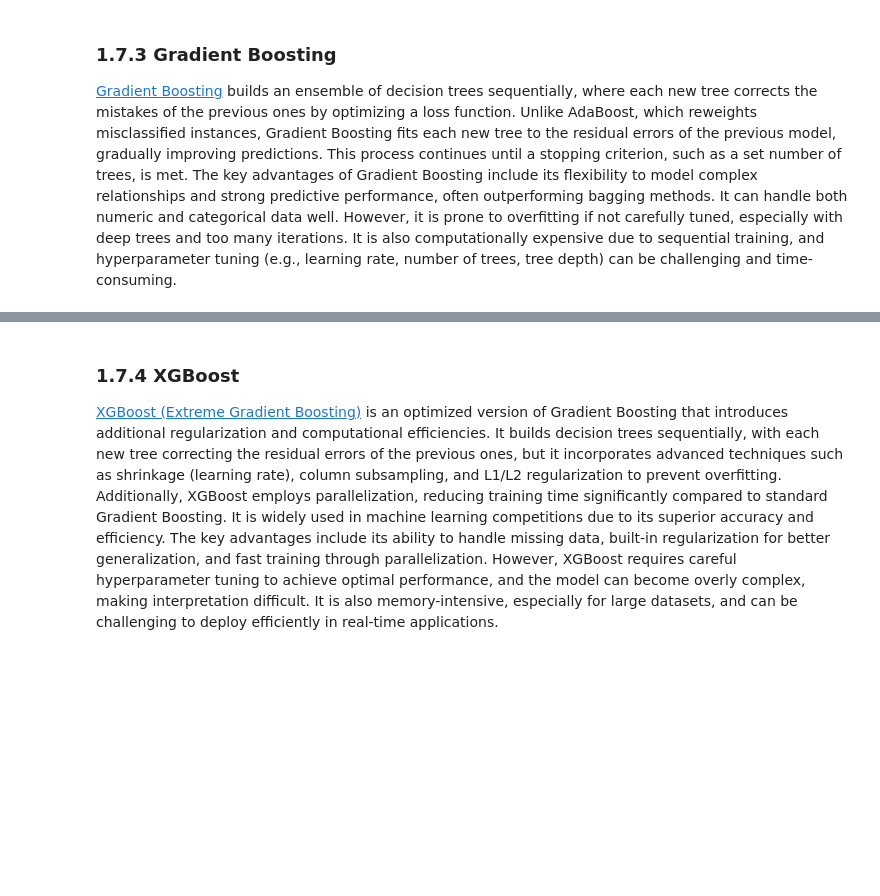
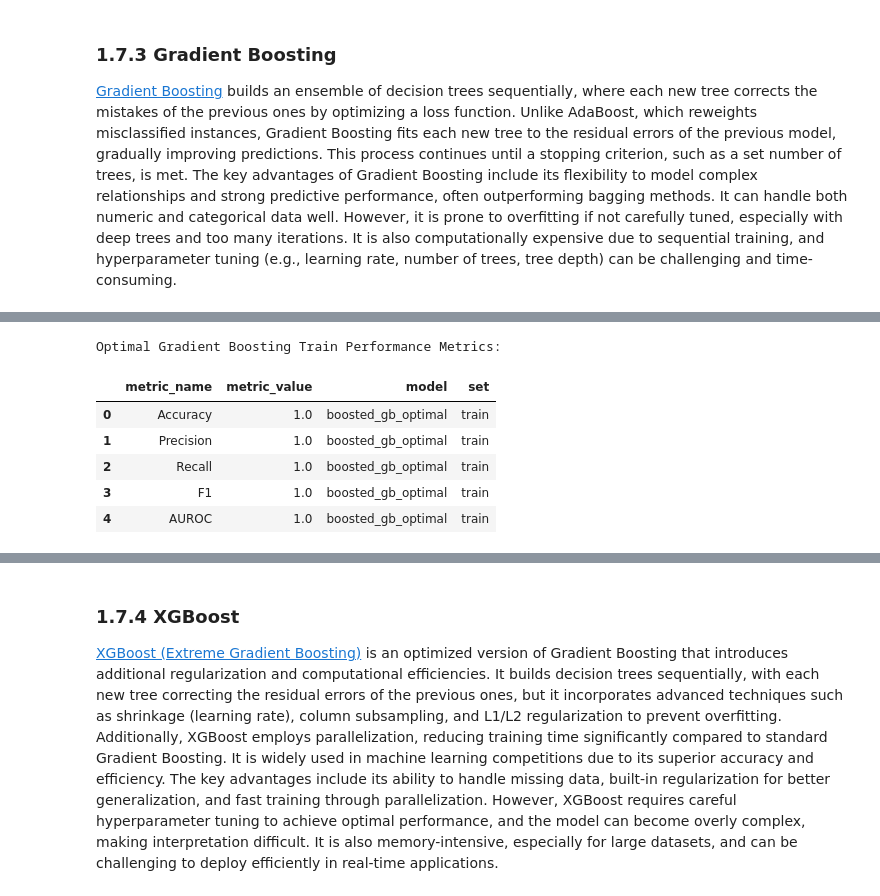
Before and after one commit to JohnPaulinePineda/Portfolio_Project_63, a Jupyter notebook: codes/DetectingAndAnalyzingMachineLearningModelDriftUsingOpenSourceMonitoringTools.ipynb, the cells around one changed output, grey strips where cells are left out. Cells and saved outputs as stored; diff of their text form; code cells hidden in the pictures; blank space fills up the shorter version.

```diff
--- a/codes/DetectingAndAnalyzingMachineLearningModelDriftUsingOpenSourceMonitoringTools.ipynb
+++ b/codes/DetectingAndAnalyzingMachineLearningModelDriftUsingOpenSourceMonitoringTools.ipynb
@@ -2368,0 +2405,12 @@ joblib.dump(boosted_ab_optimal,
+# %%
+##################################
+# Performing Grid Search with cross-validation
+##################################
+boosted_gb_grid_search = GridSearchCV(
+    estimator=boosted_gb_pipeline,
+    param_grid=boosted_gb_hyperparameter_grid,
+    scoring='f1',
+    cv=cv_strategy,
+    n_jobs=-1,
+    verbose=1
+)
@@ -2368,0 +2555,18 @@ joblib.dump(boosted_ab_optimal,
+# %%
+##################################
+# Gathering the model evaluation metrics
+# for the train data
+##################################
+boosted_gb_optimal_train = model_performance_evaluation(y_train_encoded, boosted_gb_optimal.predict(X_train))
+boosted_gb_optimal_train['model'] = ['boosted_gb_optimal'] * 5
+boosted_gb_optimal_train['set'] = ['train'] * 5
+print('Optimal Gradient Boosting Train Performance Metrics: ')
+display(boosted_gb_optimal_train)
+# %% [output]
+Optimal Gradient Boosting Train Performance Metrics:
+|  | metric_name | metric_value | model | set |
+| 0 | Accuracy | 1.0 | boosted_gb_optimal | train |
+| 1 | Precision | 1.0 | boosted_gb_optimal | train |
+| 2 | Recall | 1.0 | boosted_gb_optimal | train |
+| 3 | F1 | 1.0 | boosted_gb_optimal | train |
+| 4 | AUROC | 1.0 | boosted_gb_optimal | train |
```
Also changed, not shown: parts of 16 cells of this notebook, 3 other files.
